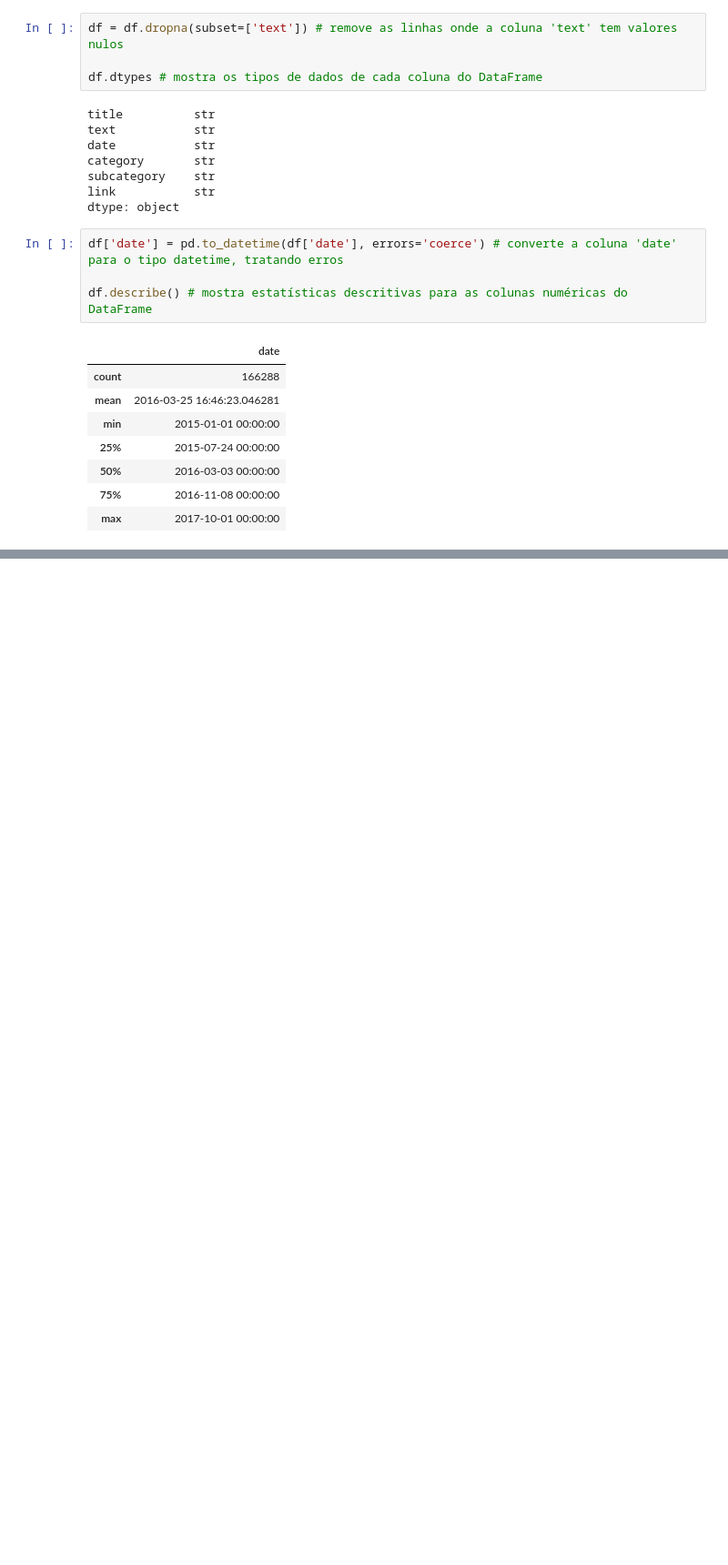
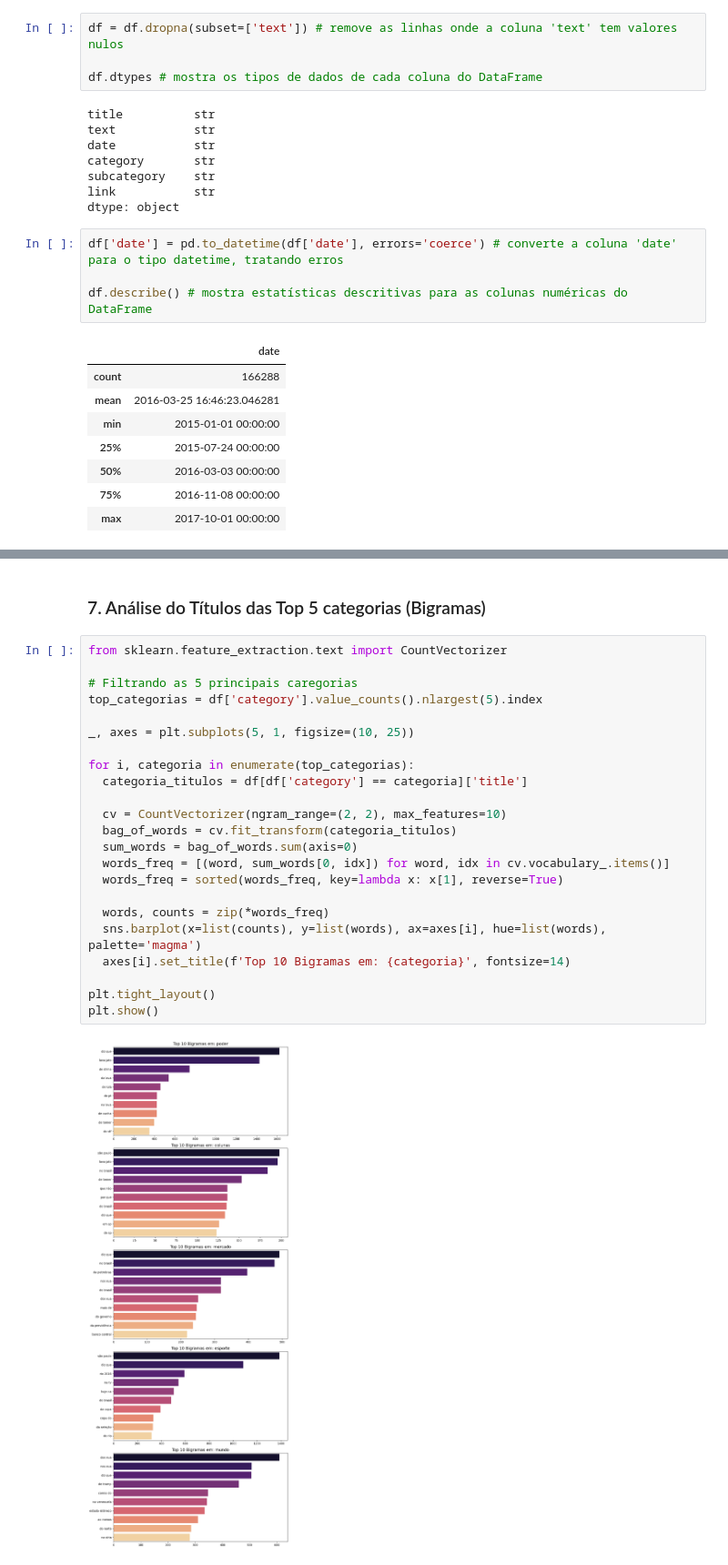
Before and after one commit to natan-carvalho/case-data-science, a Jupyter notebook: notebooks/eda.ipynb, the cells around one changed output, grey strips where cells are left out. Shown at 91% size. Saved outputs shown, nothing was run; the diff lists cells and outputs as text; blank space fills up the shorter version.

```diff
--- a/notebooks/eda.ipynb
+++ b/notebooks/eda.ipynb
@@ -128,0 +119,27 @@ memory usage: 8.3 MB
+# %% [markdown]
+### 7. Análise do Títulos das Top 5 categorias (Bigramas)
+# %%
+from sklearn.feature_extraction.text import CountVectorizer
+
+# Filtrando as 5 principais caregorias
+top_categorias = df['category'].value_counts().nlargest(5).index
+
+_, axes = plt.subplots(5, 1, figsize=(10, 25))
+
+for i, categoria in enumerate(top_categorias):
+  categoria_titulos = df[df['category'] == categoria]['title']
+
+  cv = CountVectorizer(ngram_range=(2, 2), max_features=10)
+  bag_of_words = cv.fit_transform(categoria_titulos)
+  sum_words = bag_of_words.sum(axis=0)
+  words_freq = [(word, sum_words[0, idx]) for word, idx in cv.vocabulary_.items()]
+  words_freq = sorted(words_freq, key=lambda x: x[1], reverse=True)
+
+  words, counts = zip(*words_freq)
+  sns.barplot(x=list(counts), y=list(words), ax=axes[i], hue=list(words), palette='magma')
+  axes[i].set_title(f'Top 10 Bigramas em: {categoria}', fontsize=14)
+
+plt.tight_layout()
+plt.show()
+# %% [output]
+[figure, added]
```
Also changed, not shown: parts of 9 cells of this notebook, 1 other file.
